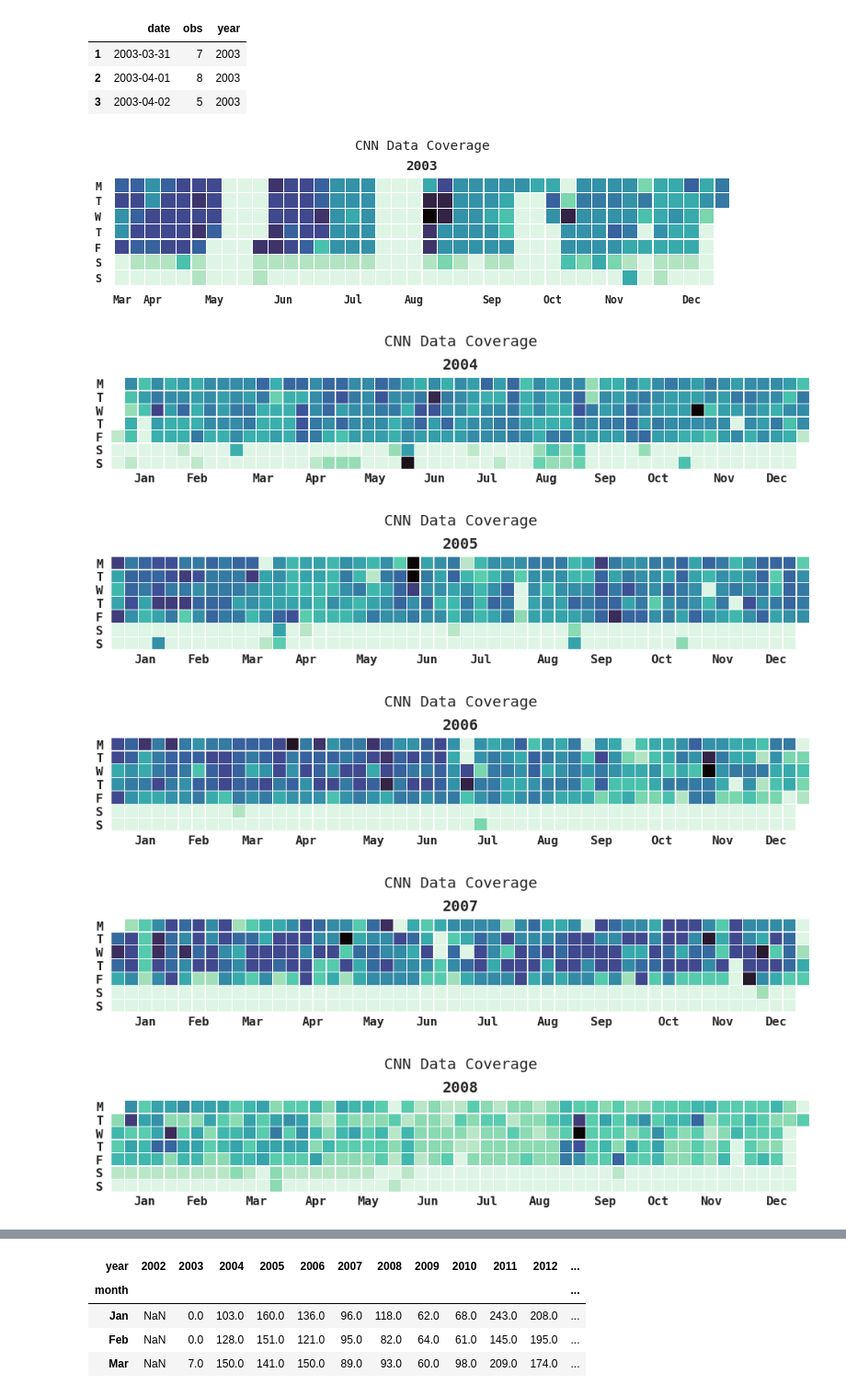
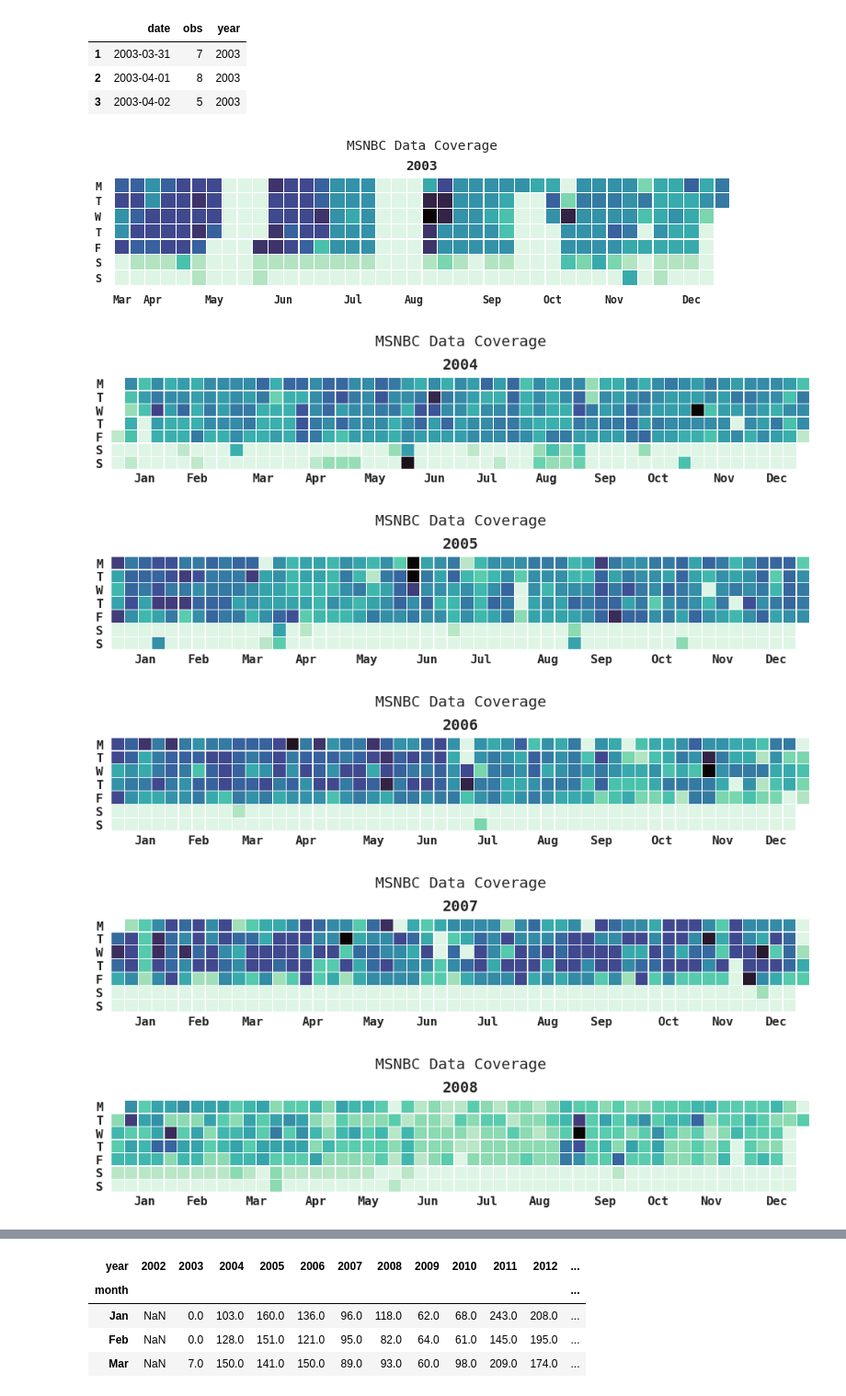
Before and after one commit to notnews/unreadable_news, a Jupyter notebook: scripts/02d_plot_msnbc_textstatistics.ipynb, the cells around one changed output, grey strips where cells are left out. Shown at 92% size. Drawn from its saved outputs; the diff is of its cells as text; code cells hidden in the pictures.

Commit message:
update NPR + MSNBC

```diff
--- a/scripts/02d_plot_msnbc_textstatistics.ipynb
+++ b/scripts/02d_plot_msnbc_textstatistics.ipynb
@@ -43,12 +43,12 @@ df.head(3)
 # %%
 for year in df.year.unique():
     _df = df.query('year==@year')
-    coverage_dowmonth(_df.date, _df.obs, title='CNN Data Coverage')
+    coverage_dayweek(_df.date, _df.obs, title='MSNBC Data Coverage')
 #     save_mpl_fig(os.path.join(SAVEPATH, f'data_coverage/msnbc_dowmonth_{year}'))
 # %% [output]
-[figure, old version]
+[figure, new version]
-[figure, old version]
+[figure, new version]
-[figure, old version]
+[figure, new version]
-[figure, old version]
+[figure, new version]
-[figure, old version]
+[figure, new version]
-[figure, old version]
+[figure, new version]
```
Also changed, not shown: parts of 12 cells of this notebook, 57 other files.
